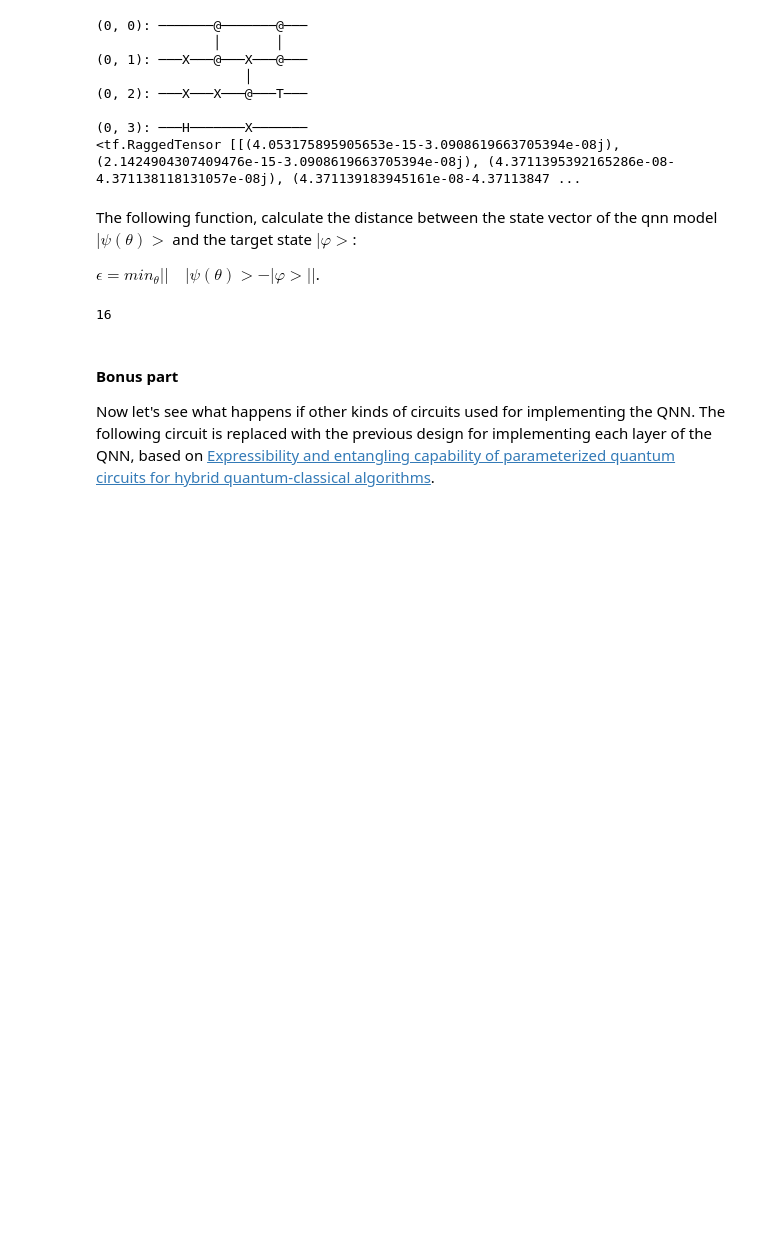
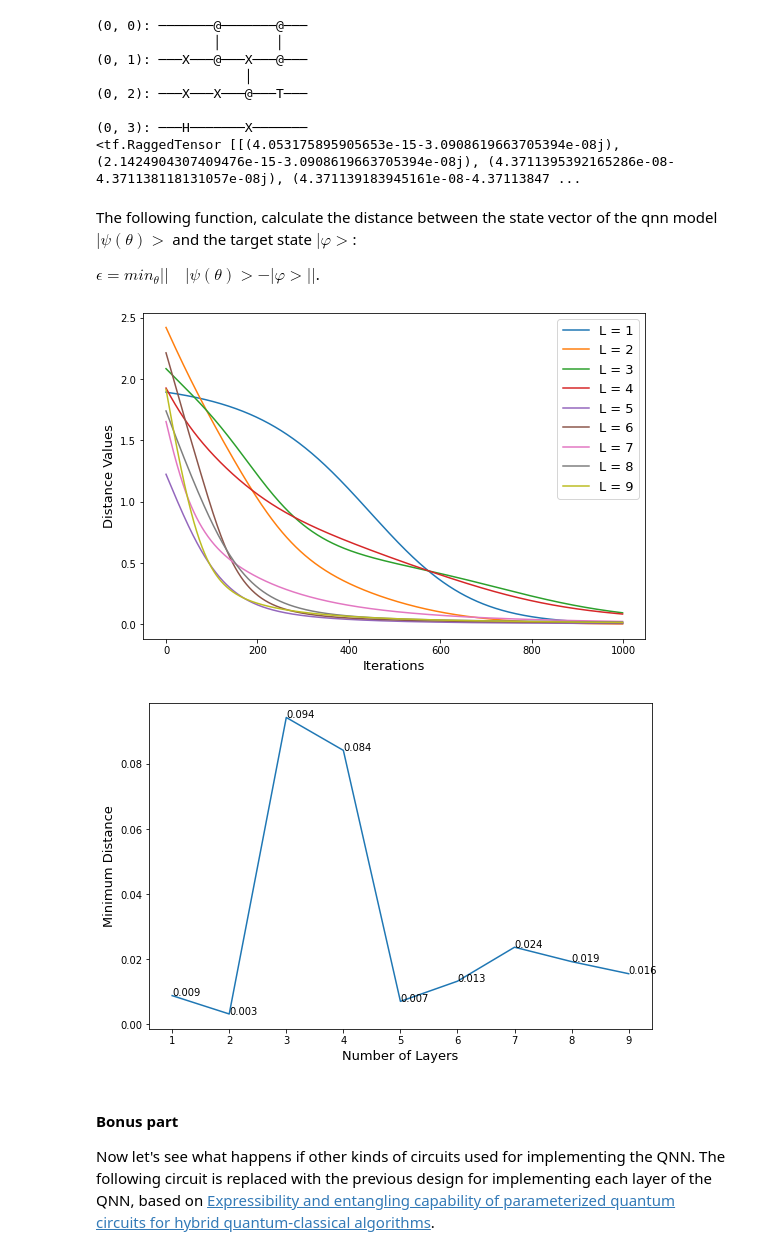
Before and after one commit to nargesalavi/Quantum-Open-Source-Foundation-Mentorship, a Jupyter notebook: QNN_Optimization.ipynb, the cells around one changed output. Drawn from its saved outputs; the diff is of its cells as text; code cells hidden in the pictures; blank space fills up the shorter version.

Commit message:
More beautiful plots!

```diff
--- a/QNN_Optimization.ipynb
+++ b/QNN_Optimization.ipynb
@@ -213,13 +211,14 @@ def update_params(params, gradients, learning_rate):
 L = 10
 learning_rate = 0.01
 number_of_iteration = 1000
+print_step = 100
 # %%
-#for i in range (1,10):
 list_of_e =[]
+types = 1
 for l in range(1,L+1):
-  print('***** l:', l)
-  qnn = generate_qnn(l)
-  params = tf.random.uniform(shape = (1,8*l), minval=0, maxval=2*np.pi) #tf.zeros([1,8*l ], tf.float32)
+  print('***** Number of Layers:', l, '*****')
+  qnn = generate_qnn(l, types)
+  params = tf.random.uniform(shape = (1,8*l), minval=0, maxval=2*np.pi)
   params_names = sympy.symbols(['theta_{}'.format(n) for n in range(8*l)])
   eValues = []
   for i in range(number_of_iteration):
@@ -228,9 +227,12 @@ for l in range(1,L+1):
 
     approximation = state_layer(qnn, symbol_names=params_names, symbol_values=params)
     e = states_distance(approximation,target_state)
-    eValues.append(e[0][0])
+    eValues.append(e[0][0].numpy())
 
-    if i % 80 == 0:
-      print('i:', i, 'e:', e)
+    if i % print_step == 0:
+      print('Iteration Number:', i, ', Distance:', e[0][0].numpy())
+  print('---Training qnn with ', l, ' layers finished.','Final distance =', e[0][0].numpy(),'.')
+  np.savetxt('/content/mydrive/model1_layer_{}'.format(l), eValues, delimiter='\n')
+  np.savetxt('/content/mydrive/model1_params_{}'.format(l), params, delimiter='\n ')
   list_of_e.append(eValues)
-print(e)
+print('Training finished.')
@@ -239,14 +239,26 @@ eValues = tf.reshape(eValues,[1,1000])
-# %%
-print(len(params[0]))
-# %% [output]
-16
 # %%
-plt.figure(figsize=(12, 8))
-for l in range(L):
-  label='L = {}'.format(l+1)
+plt.figure(figsize=(9, 6))
+min_e = []
+number_of_L = []
+for l in range(1,10):
+  with open('/content/mydrive/layer_{}'.format(l)) as f:
+      evalues  = f.read().splitlines()
+  evalues = [float(i) for i in evalues]
+  min_e .append(evalues[len(evalues)-1])
+  number_of_L.append(l)
+  label='L = {}'.format(l)
   #plt.plot(aliceboblosses[:steps], label='Alice_Bob')
-  plt.plot(list_of_e[l],label = label)
+  plt.plot(evalues,label = label)
 plt.xlabel("Iterations", fontsize=13)
-plt.ylabel("E Values", fontsize=13)
+plt.ylabel("Distance Values", fontsize=13)
 plt.legend(fontsize=13)
 plt.show()
+plt.figure(figsize=(9, 6))
+plt.plot(number_of_L,min_e)
+for i in range(len(min_e)): plt.annotate(np.around(min_e[i], 3), (number_of_L[i], min_e[i]))
+plt.xlabel("Number of Layers", fontsize=13)
+plt.ylabel("Minimum Distance", fontsize=13)
+plt.show()
+# %% [output]
+[figure, added]
+[figure, added]
```
Also changed, not shown: parts of 8 cells of this notebook.
